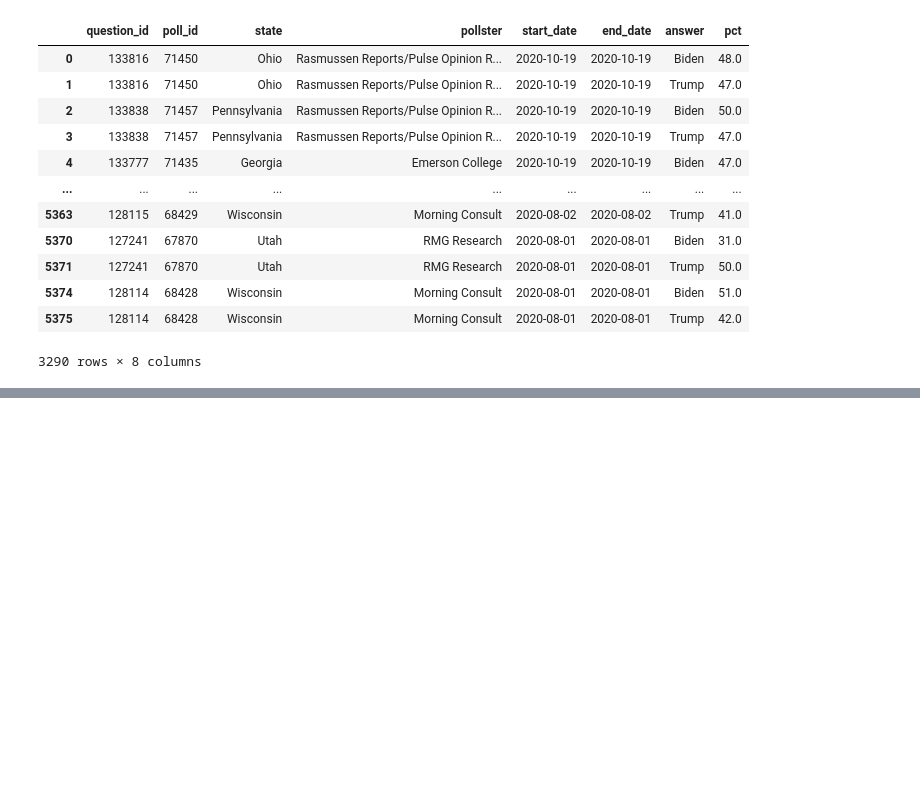
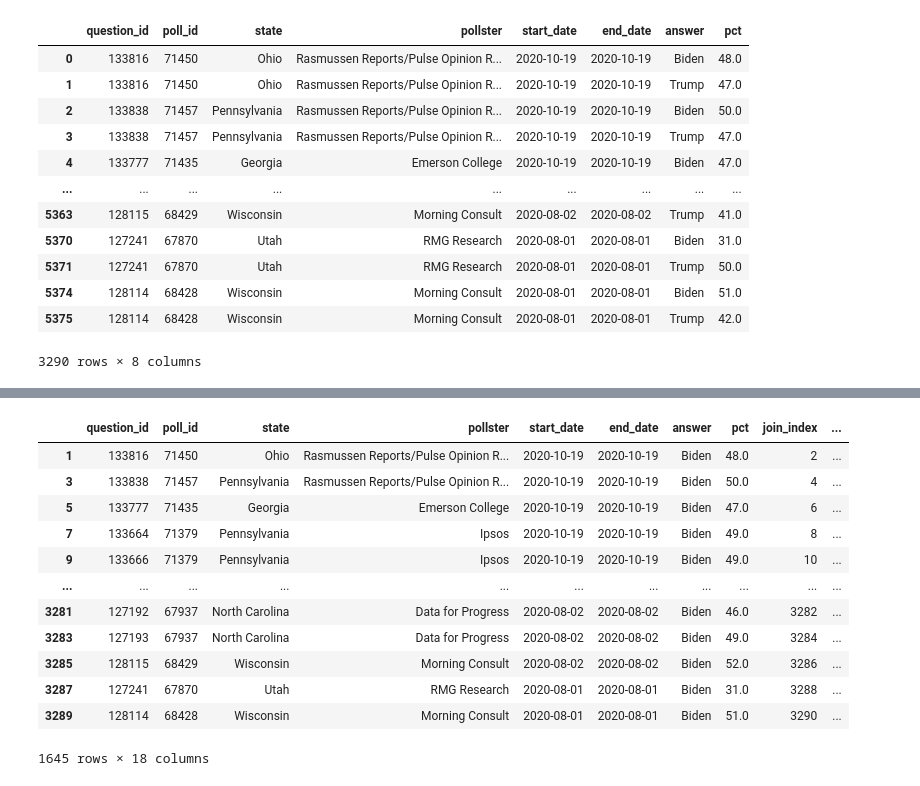
Before and after one commit to saima8/Data-Science-from-scratch, a Jupyter notebook: Case Studies/US 2020 Presidential Election Simulation.ipynb, the cells around one changed output, grey strips where cells are left out. Drawn from its saved outputs; the diff is of its cells as text; code cells hidden in the pictures; blank space fills up the shorter version.

Commit message:
Data wrangling

```diff
--- a/Case Studies/US 2020 Presidential Election Simulation.ipynb
+++ b/Case Studies/US 2020 Presidential Election Simulation.ipynb
@@ -225,0 +228,5 @@ len(df.poll_id.unique)
+# %%
+#changing data layout or preprocessing
+df.index = np.arange(1, len(df) + 1)
+df["join_index"] = df.index + 1
+df["join_index"]
@@ -225,0 +251,19 @@ len(df.poll_id.unique)
+# %%
+odd_rows = df[df.index % 2 == 1]
+
+grouped = odd_rows.join(df, "join_index", rsuffix=" second")
+grouped
+# %% [output]
+|  | question_id | poll_id | state | pollster | start_date | end_date | answer | pct | join_index | ... |
+| 1 | 133816 | 71450 | Ohio | Rasmussen Reports/Pulse Opinion R... | 2020-10-19 | 2020-10-19 | Biden | 48.0 | 2 | ... |
+| 3 | 133838 | 71457 | Pennsylvania | Rasmussen Reports/Pulse Opinion R... | 2020-10-19 | 2020-10-19 | Biden | 50.0 | 4 | ... |
+| 5 | 133777 | 71435 | Georgia | Emerson College | 2020-10-19 | 2020-10-19 | Biden | 47.0 | 6 | ... |
+| 7 | 133664 | 71379 | Pennsylvania | Ipsos | 2020-10-19 | 2020-10-19 | Biden | 49.0 | 8 | ... |
+| 9 | 133666 | 71379 | Pennsylvania | Ipsos | 2020-10-19 | 2020-10-19 | Biden | 49.0 | 10 | ... |
+| ... | ... | ... | ... | ... | ... | ... | ... | ... | ... | ... |
+| 3281 | 127192 | 67937 | North Carolina | Data for Progress | 2020-08-02 | 2020-08-02 | Biden | 46.0 | 3282 | ... |
+| 3283 | 127193 | 67937 | North Carolina | Data for Progress | 2020-08-02 | 2020-08-02 | Biden | 49.0 | 3284 | ... |
+| 3285 | 128115 | 68429 | Wisconsin | Morning Consult | 2020-08-02 | 2020-08-02 | Biden | 52.0 | 3286 | ... |
+| 3287 | 127241 | 67870 | Utah | RMG Research | 2020-08-01 | 2020-08-01 | Biden | 31.0 | 3288 | ... |
+| 3289 | 128114 | 68428 | Wisconsin | Morning Consult | 2020-08-01 | 2020-08-01 | Biden | 51.0 | 3290 | ... |
+1645 rows × 18 columns
```
Also changed, not shown: parts of 4 cells of this notebook.
